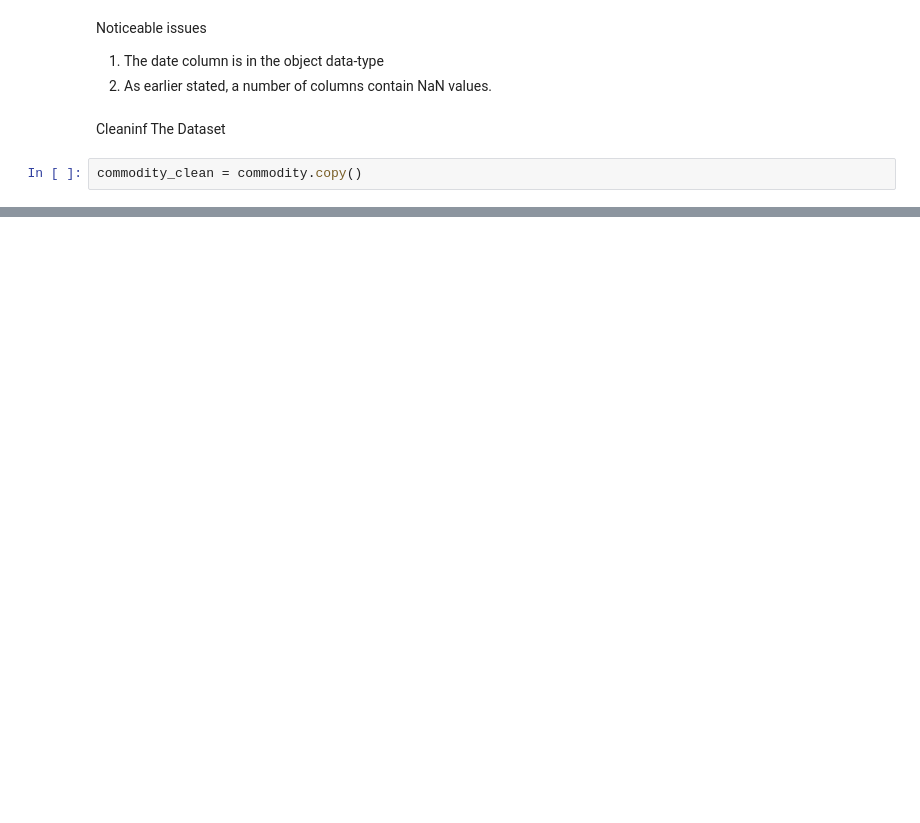
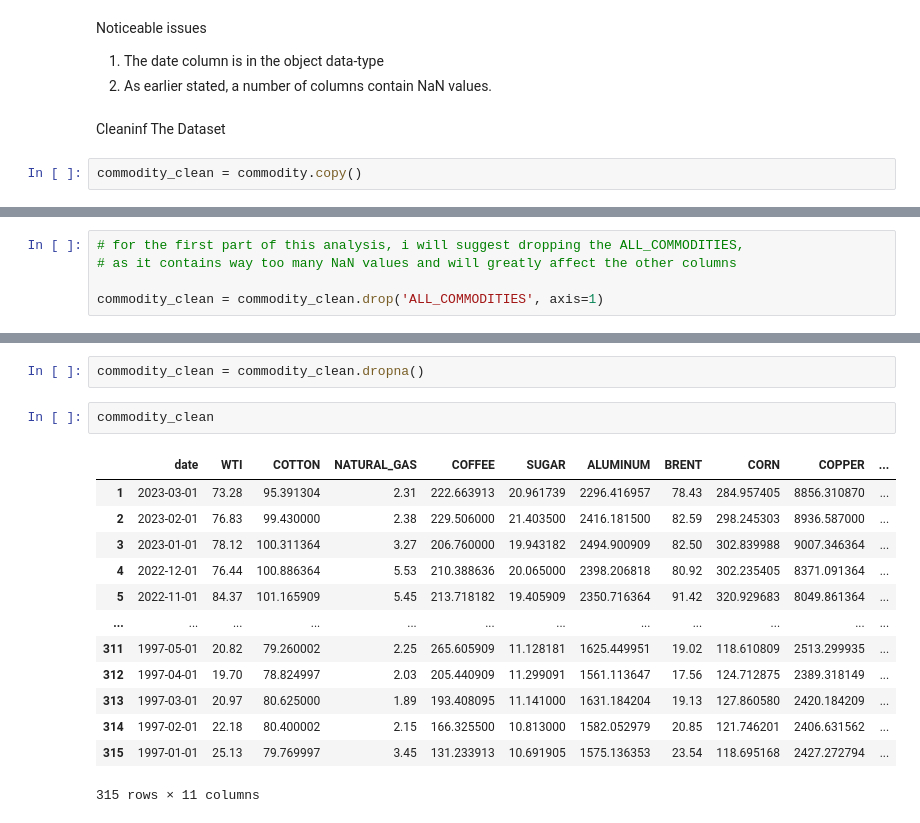
Before and after one commit to jjjeorgee/Commodity-Prices-Analysis, a Jupyter notebook: Commodity Prices Analysis.ipynb, the cells around one changed output, grey strips where cells are left out. Drawn from its saved outputs; the diff is of its cells as text; blank space fills up the shorter version.

```diff
--- a/Commodity Prices Analysis.ipynb
+++ b/Commodity Prices Analysis.ipynb
@@ -94,0 +113,5 @@ commodity_clean = commodity.copy()
+# %%
+# for the first part of this analysis, i will suggest dropping the ALL_COMMODITIES,
+# as it contains way too many NaN values and will greatly affect the other columns
+
+commodity_clean = commodity_clean.drop('ALL_COMMODITIES', axis=1)
@@ -94,0 +122,18 @@ commodity_clean = commodity.copy()
+# %%
+commodity_clean = commodity_clean.dropna()
+# %%
+commodity_clean
+# %% [output]
+|  | date | WTI | COTTON | NATURAL_GAS | COFFEE | SUGAR | ALUMINUM | BRENT | CORN | COPPER | ... |
+| 1 | 2023-03-01 | 73.28 | 95.391304 | 2.31 | 222.663913 | 20.961739 | 2296.416957 | 78.43 | 284.957405 | 8856.310870 | ... |
+| 2 | 2023-02-01 | 76.83 | 99.430000 | 2.38 | 229.506000 | 21.403500 | 2416.181500 | 82.59 | 298.245303 | 8936.587000 | ... |
+| 3 | 2023-01-01 | 78.12 | 100.311364 | 3.27 | 206.760000 | 19.943182 | 2494.900909 | 82.50 | 302.839988 | 9007.346364 | ... |
+| 4 | 2022-12-01 | 76.44 | 100.886364 | 5.53 | 210.388636 | 20.065000 | 2398.206818 | 80.92 | 302.235405 | 8371.091364 | ... |
+| 5 | 2022-11-01 | 84.37 | 101.165909 | 5.45 | 213.718182 | 19.405909 | 2350.716364 | 91.42 | 320.929683 | 8049.861364 | ... |
+| ... | ... | ... | ... | ... | ... | ... | ... | ... | ... | ... | ... |
+| 311 | 1997-05-01 | 20.82 | 79.260002 | 2.25 | 265.605909 | 11.128181 | 1625.449951 | 19.02 | 118.610809 | 2513.299935 | ... |
+| 312 | 1997-04-01 | 19.70 | 78.824997 | 2.03 | 205.440909 | 11.299091 | 1561.113647 | 17.56 | 124.712875 | 2389.318149 | ... |
+| 313 | 1997-03-01 | 20.97 | 80.625000 | 1.89 | 193.408095 | 11.141000 | 1631.184204 | 19.13 | 127.860580 | 2420.184209 | ... |
+| 314 | 1997-02-01 | 22.18 | 80.400002 | 2.15 | 166.325500 | 10.813000 | 1582.052979 | 20.85 | 121.746201 | 2406.631562 | ... |
+| 315 | 1997-01-01 | 25.13 | 79.769997 | 3.45 | 131.233913 | 10.691905 | 1575.136353 | 23.54 | 118.695168 | 2427.272794 | ... |
+315 rows × 11 columns
```
Also changed, not shown: parts of 3 cells of this notebook.
